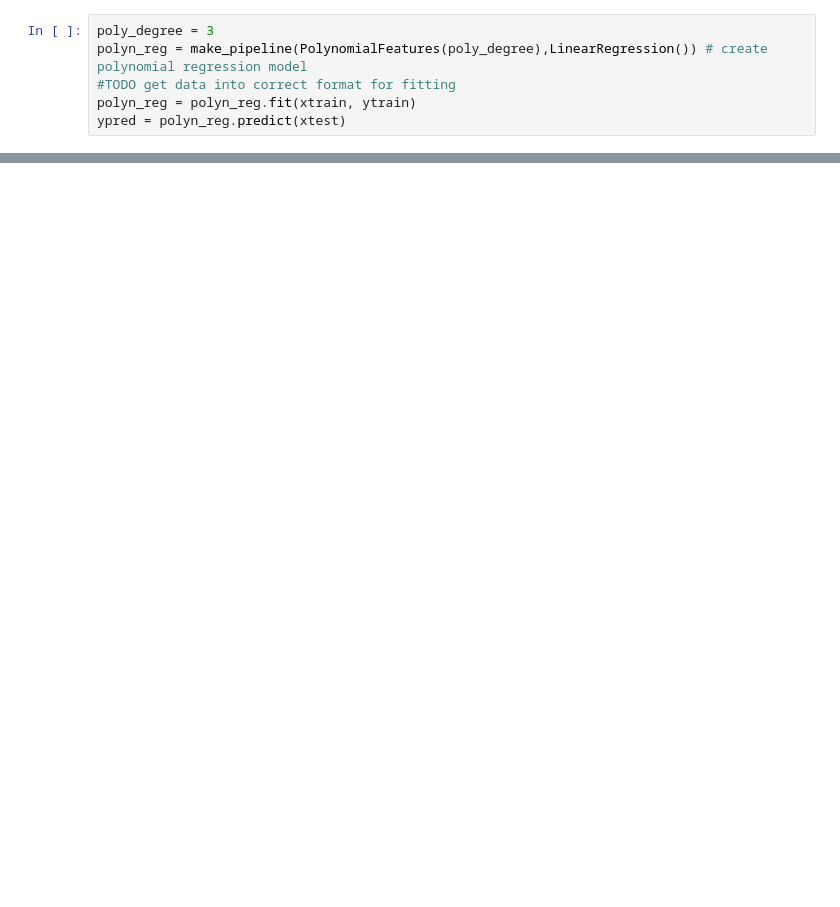
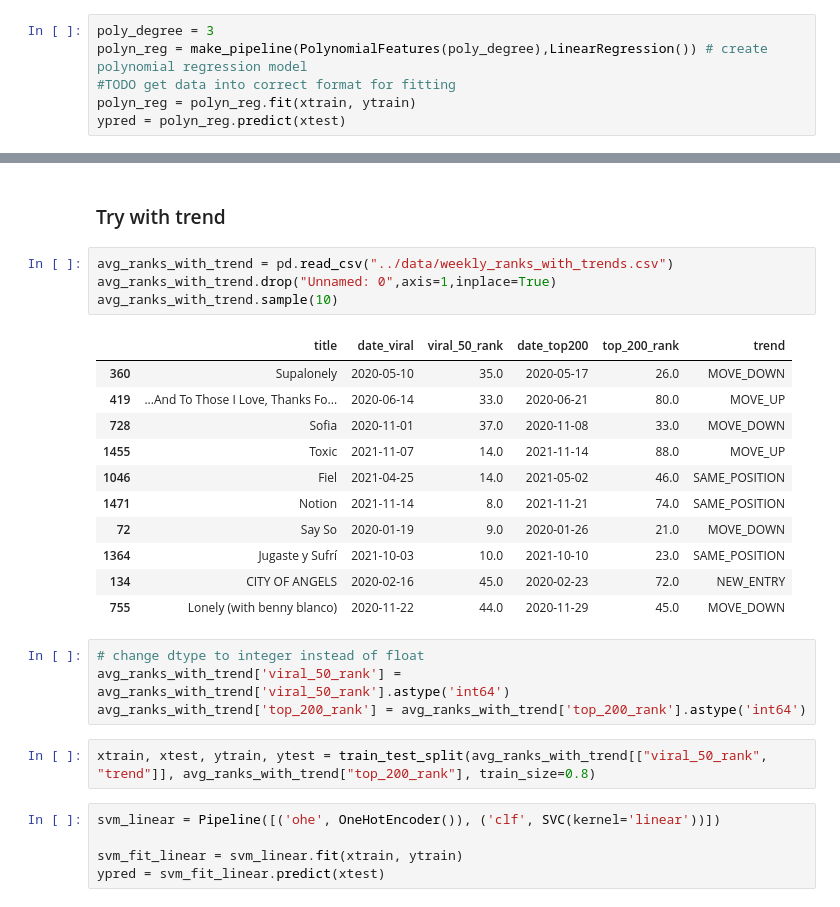
Before and after one commit to Falk358/data_science, a Jupyter notebook: project/03_prediction.ipynb, the cells around one changed output, grey strips where cells are left out. Saved outputs shown, nothing was run; the diff lists cells and outputs as text; blank space fills up the shorter version.

Commit message:
trends also won't help with classification... BIG SAD MOMENT :(

```diff
--- a/project/03_prediction.ipynb
+++ b/project/03_prediction.ipynb
@@ -46,0 +73,29 @@ polyn_reg.score(xtrain,ytrain)# R² score for training data
+# %% [markdown]
+### Try with trend
+# %%
+avg_ranks_with_trend = pd.read_csv("../data/weekly_ranks_with_trends.csv")
+avg_ranks_with_trend.drop("Unnamed: 0",axis=1,inplace=True)
+avg_ranks_with_trend.sample(10)
+# %% [output]
+|  | title | date_viral | viral_50_rank | date_top200 | top_200_rank | trend |
+| 360 | Supalonely | 2020-05-10 | 35.0 | 2020-05-17 | 26.0 | MOVE_DOWN |
+| 419 | ...And To Those I Love, Thanks Fo... | 2020-06-14 | 33.0 | 2020-06-21 | 80.0 | MOVE_UP |
+| 728 | Sofia | 2020-11-01 | 37.0 | 2020-11-08 | 33.0 | MOVE_DOWN |
+| 1455 | Toxic | 2021-11-07 | 14.0 | 2021-11-14 | 88.0 | MOVE_UP |
+| 1046 | Fiel | 2021-04-25 | 14.0 | 2021-05-02 | 46.0 | SAME_POSITION |
+| 1471 | Notion | 2021-11-14 | 8.0 | 2021-11-21 | 74.0 | SAME_POSITION |
+| 72 | Say So | 2020-01-19 | 9.0 | 2020-01-26 | 21.0 | MOVE_DOWN |
+| 1364 | Jugaste y Sufrí | 2021-10-03 | 10.0 | 2021-10-10 | 23.0 | SAME_POSITION |
+| 134 | CITY OF ANGELS | 2020-02-16 | 45.0 | 2020-02-23 | 72.0 | NEW_ENTRY |
+| 755 | Lonely (with benny blanco) | 2020-11-22 | 44.0 | 2020-11-29 | 45.0 | MOVE_DOWN |
+# %%
+# change dtype to integer instead of float
+avg_ranks_with_trend['viral_50_rank'] = avg_ranks_with_trend['viral_50_rank'].astype('int64')
+avg_ranks_with_trend['top_200_rank'] = avg_ranks_with_trend['top_200_rank'].astype('int64')
+# %%
+xtrain, xtest, ytrain, ytest = train_test_split(avg_ranks_with_trend[["viral_50_rank", "trend"]], avg_ranks_with_trend["top_200_rank"], train_size=0.8)
+# %%
+svm_linear = Pipeline([('ohe', OneHotEncoder()), ('clf', SVC(kernel='linear'))])
+
+svm_fit_linear = svm_linear.fit(xtrain, ytrain)
+ypred = svm_fit_linear.predict(xtest)
```
Also changed, not shown: parts of 10 cells of this notebook, 1 other file.
